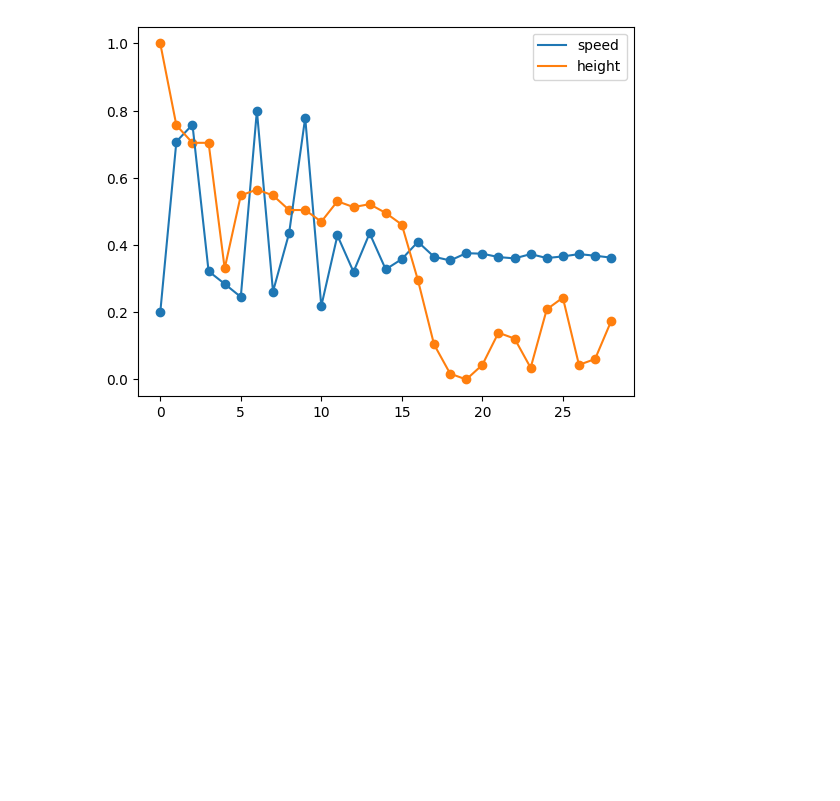
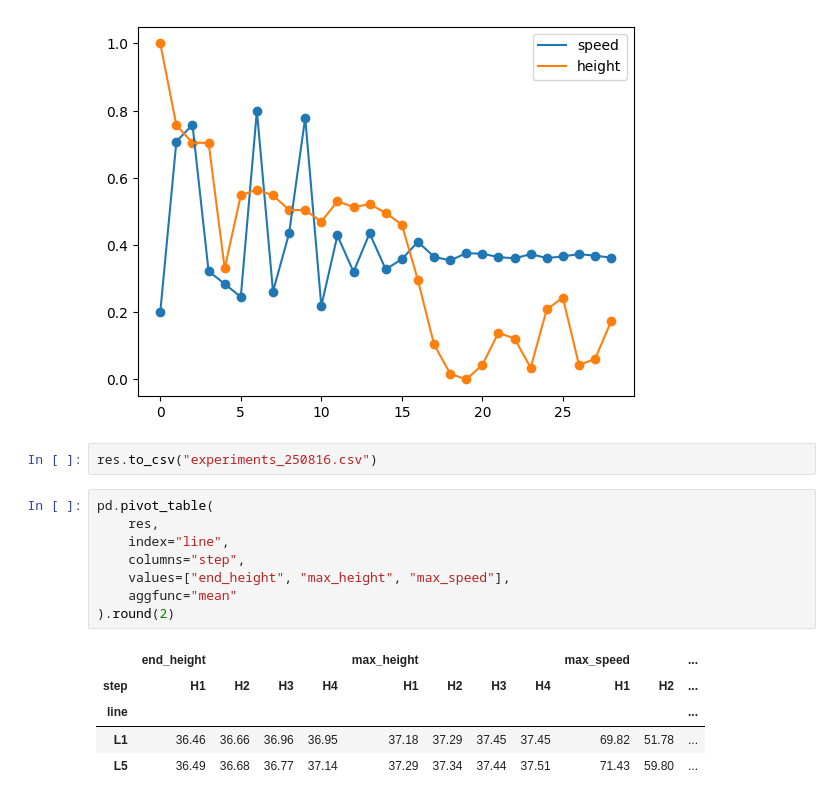
Before and after one commit to ideptor/FreeDrop2, a Jupyter notebook: doc/jupyter/250815.ipynb, the cells around one changed output. Cells and saved outputs as stored; diff of their text form; blank space fills up the shorter version.

```diff
--- a/doc/jupyter/250815.ipynb
+++ b/doc/jupyter/250815.ipynb
@@ -268,3 +268,19 @@ print(r.phase)
 # %% [output]
 L5_H1
 [figure]
+# %%
+res.to_csv("experiments_250816.csv")
+# %%
+pd.pivot_table(
+    res,
+    index="line",
+    columns="step",
+    values=["end_height", "max_height", "max_speed"],
+    aggfunc="mean"
+).round(2)
+# %% [output]
+|  | end_height |  |  |  | max_height |  |  |  | max_speed |  | ... |
+| step | H1 | H2 | H3 | H4 | H1 | H2 | H3 | H4 | H1 | H2 | ... |
+| line |  |  |  |  |  |  |  |  |  |  | ... |
+| L1 | 36.46 | 36.66 | 36.96 | 36.95 | 37.18 | 37.29 | 37.45 | 37.45 | 69.82 | 51.78 | ... |
+| L5 | 36.49 | 36.68 | 36.77 | 37.14 | 37.29 | 37.34 | 37.44 | 37.51 | 71.43 | 59.80 | ... |
```
Also changed, not shown: parts of 2 cells of this notebook.
